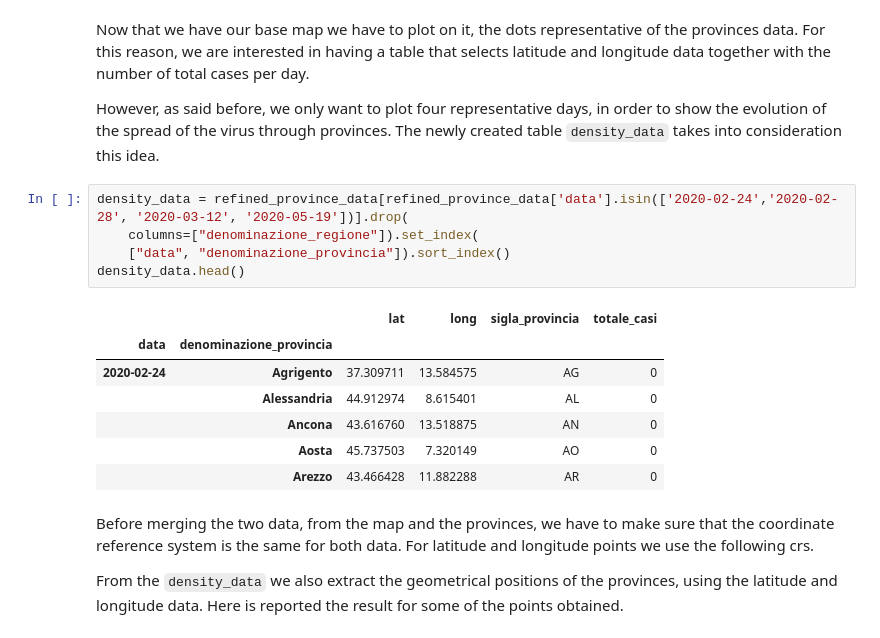
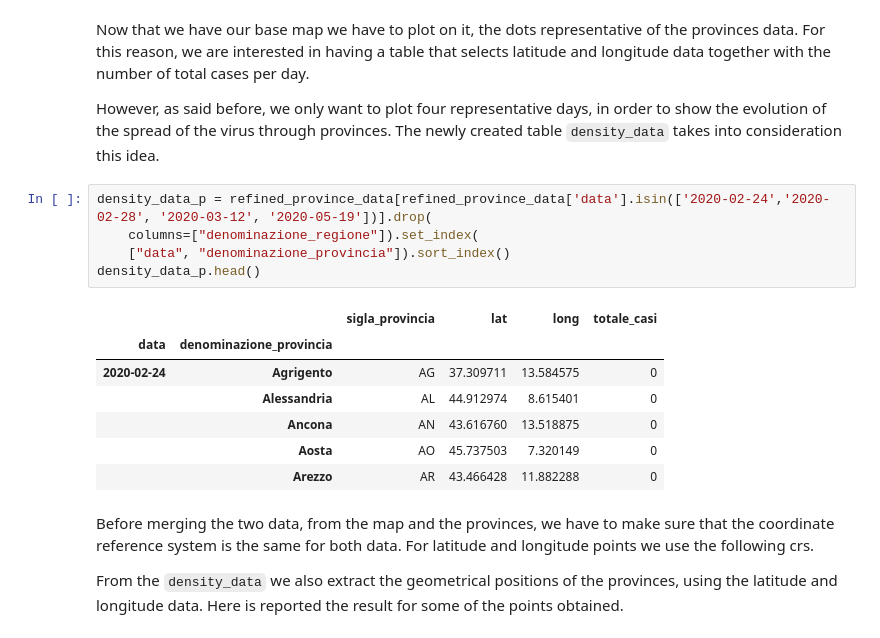
Before and after one commit to ClaudiaRaffaelli/COVID-19-analysis, a Jupyter notebook: covid-19_pandas_analysis.ipynb, the cells around one changed output. Drawn from its saved outputs; the diff is of its cells as text.

```diff
--- a/covid-19_pandas_analysis.ipynb
+++ b/covid-19_pandas_analysis.ipynb
@@ -404,18 +395,18 @@ Now that we have our base map we have to plot on it, the dots representative of
 
 However, as said before, we only want to plot four representative days, in order to show the evolution of the spread of the virus through provinces. The newly created table <code>density_data</code> takes into consideration this idea.
 # %%
-density_data = refined_province_data[refined_province_data['data'].isin(['2020-02-24','2020-02-28', '2020-03-12', '2020-05-19'])].drop(
+density_data_p = refined_province_data[refined_province_data['data'].isin(['2020-02-24','2020-02-28', '2020-03-12', '2020-05-19'])].drop(
     columns=["denominazione_regione"]).set_index(
     ["data", "denominazione_provincia"]).sort_index()
-density_data.head()
+density_data_p.head()
 # %% [output]
-|  |  | lat | long | sigla_provincia | totale_casi |
+|  |  | sigla_provincia | lat | long | totale_casi |
 | data | denominazione_provincia |  |  |  |  |
-| 2020-02-24 | Agrigento | 37.309711 | 13.584575 | AG | 0 |
-|  | Alessandria | 44.912974 | 8.615401 | AL | 0 |
-|  | Ancona | 43.616760 | 13.518875 | AN | 0 |
-|  | Aosta | 45.737503 | 7.320149 | AO | 0 |
-|  | Arezzo | 43.466428 | 11.882288 | AR | 0 |
+| 2020-02-24 | Agrigento | AG | 37.309711 | 13.584575 | 0 |
+|  | Alessandria | AL | 44.912974 | 8.615401 | 0 |
+|  | Ancona | AN | 43.616760 | 13.518875 | 0 |
+|  | Aosta | AO | 45.737503 | 7.320149 | 0 |
+|  | Arezzo | AR | 43.466428 | 11.882288 | 0 |
 # %% [markdown]
 Before merging the two data, from the map and the provinces, we have to make sure that the coordinate reference system is the same for both data. For latitude and longitude points we use the following crs.
 
```
Also changed, not shown: parts of 22 cells of this notebook.
